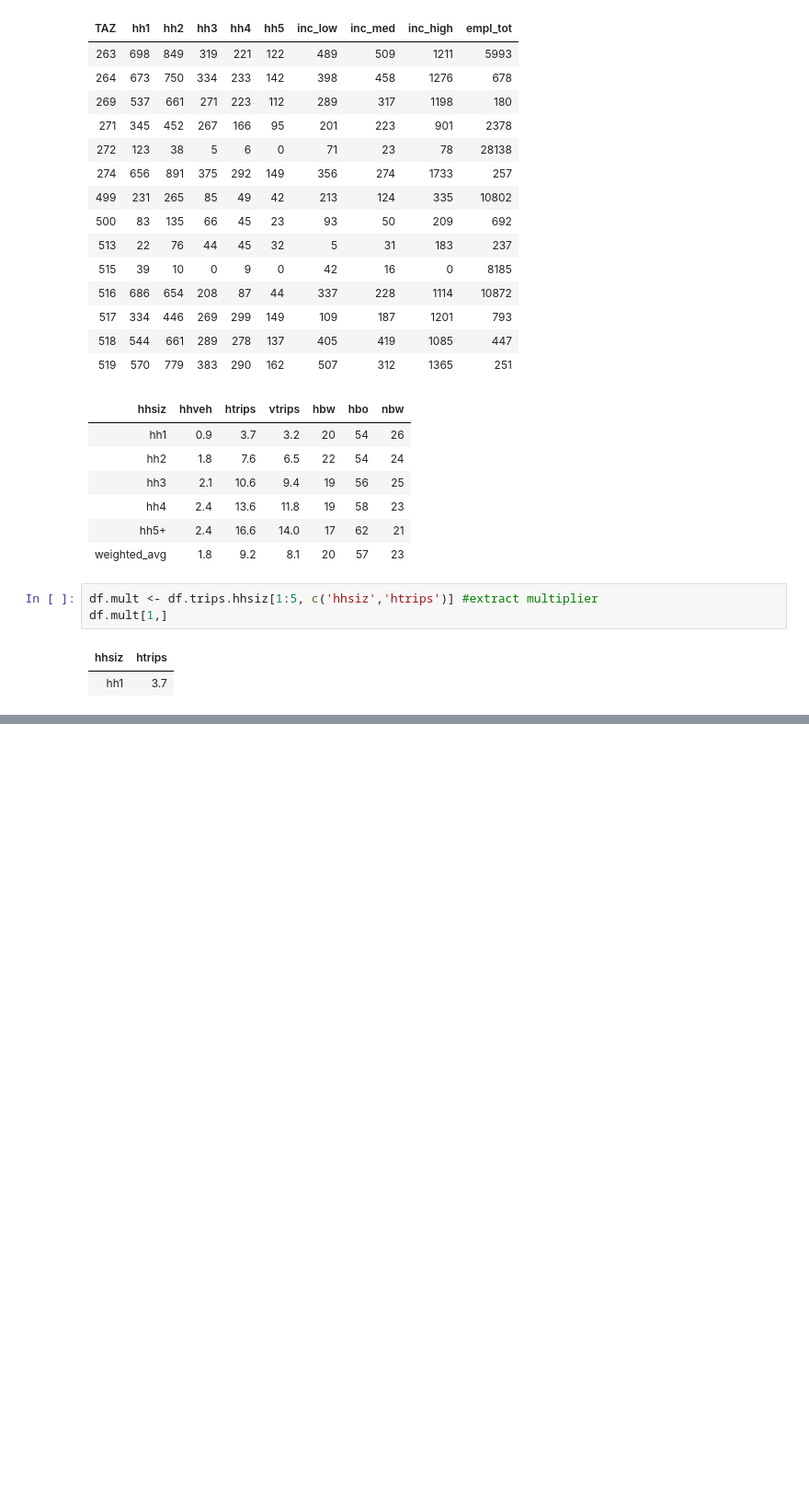
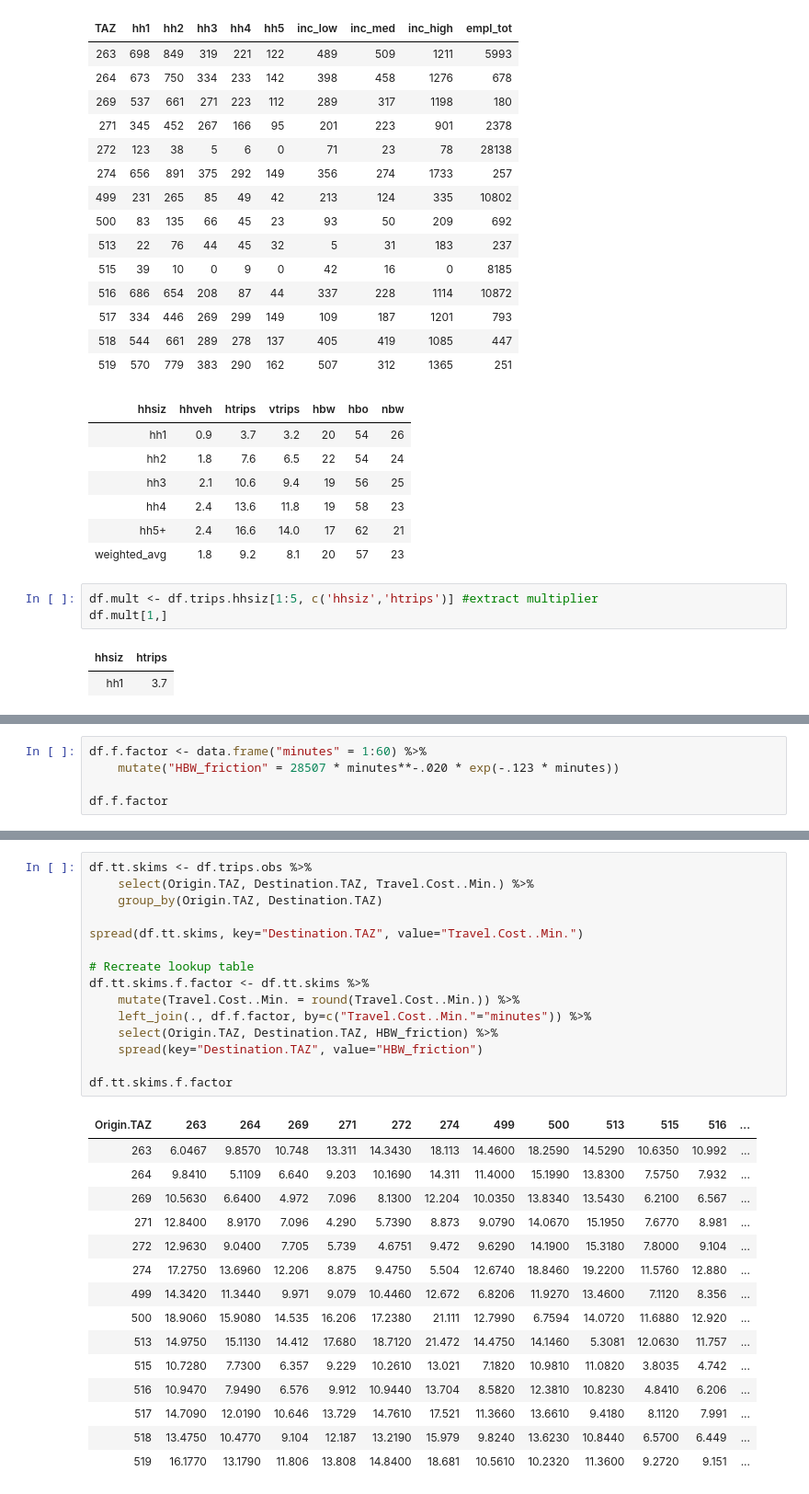
Before and after one commit to saashimi/USP_587, a Jupyter notebook: HW3.ipynb, the cells around one changed output, grey strips where cells are left out. Shown at 92% size. Drawn from its saved outputs; the diff is of its cells as text; blank space fills up the shorter version.

```diff
--- a/HW3.ipynb
+++ b/HW3.ipynb
@@ -93,0 +71,5 @@ df.trips.obs %>%
+# %%
+df.f.factor <- data.frame("minutes" = 1:60) %>%
+    mutate("HBW_friction" = 28507 * minutes**-.020 * exp(-.123 * minutes))
+
+df.f.factor
@@ -93,0 +94,31 @@ df.trips.obs %>%
+# %%
+df.tt.skims <- df.trips.obs %>%
+    select(Origin.TAZ, Destination.TAZ, Travel.Cost..Min.) %>%
+    group_by(Origin.TAZ, Destination.TAZ)
+
+spread(df.tt.skims, key="Destination.TAZ", value="Travel.Cost..Min.")
+
+# Recreate lookup table
+df.tt.skims.f.factor <- df.tt.skims %>%
+    mutate(Travel.Cost..Min. = round(Travel.Cost..Min.)) %>%
+    left_join(., df.f.factor, by=c("Travel.Cost..Min."="minutes")) %>%
+    select(Origin.TAZ, Destination.TAZ, HBW_friction) %>%
+    spread(key="Destination.TAZ", value="HBW_friction")
+
+df.tt.skims.f.factor
+# %% [output]
+| Origin.TAZ | 263 | 264 | 269 | 271 | 272 | 274 | 499 | 500 | 513 | 515 | 516 | ... |
+| 263 | 6.0467 | 9.8570 | 10.748 | 13.311 | 14.3430 | 18.113 | 14.4600 | 18.2590 | 14.5290 | 10.6350 | 10.992 | ... |
+| 264 | 9.8410 | 5.1109 | 6.640 | 9.203 | 10.1690 | 14.311 | 11.4000 | 15.1990 | 13.8300 | 7.5750 | 7.932 | ... |
+| 269 | 10.5630 | 6.6400 | 4.972 | 7.096 | 8.1300 | 12.204 | 10.0350 | 13.8340 | 13.5430 | 6.2100 | 6.567 | ... |
+| 271 | 12.8400 | 8.9170 | 7.096 | 4.290 | 5.7390 | 8.873 | 9.0790 | 14.0670 | 15.1950 | 7.6770 | 8.981 | ... |
+| 272 | 12.9630 | 9.0400 | 7.705 | 5.739 | 4.6751 | 9.472 | 9.6290 | 14.1900 | 15.3180 | 7.8000 | 9.104 | ... |
+| 274 | 17.2750 | 13.6960 | 12.206 | 8.875 | 9.4750 | 5.504 | 12.6740 | 18.8460 | 19.2200 | 11.5760 | 12.880 | ... |
+| 499 | 14.3420 | 11.3440 | 9.971 | 9.079 | 10.4460 | 12.672 | 6.8206 | 11.9270 | 13.4600 | 7.1120 | 8.356 | ... |
+| 500 | 18.9060 | 15.9080 | 14.535 | 16.206 | 17.2380 | 21.111 | 12.7990 | 6.7594 | 14.0720 | 11.6880 | 12.920 | ... |
+| 513 | 14.9750 | 15.1130 | 14.412 | 17.680 | 18.7120 | 21.472 | 14.4750 | 14.1460 | 5.3081 | 12.0630 | 11.757 | ... |
+| 515 | 10.7280 | 7.7300 | 6.357 | 9.229 | 10.2610 | 13.021 | 7.1820 | 10.9810 | 11.0820 | 3.8035 | 4.742 | ... |
+| 516 | 10.9470 | 7.9490 | 6.576 | 9.912 | 10.9440 | 13.704 | 8.5820 | 12.3810 | 10.8230 | 4.8410 | 6.206 | ... |
+| 517 | 14.7090 | 12.0190 | 10.646 | 13.729 | 14.7610 | 17.521 | 11.3660 | 13.6610 | 9.4180 | 8.1120 | 7.991 | ... |
+| 518 | 13.4750 | 10.4770 | 9.104 | 12.187 | 13.2190 | 15.979 | 9.8240 | 13.6230 | 10.8440 | 6.5700 | 6.449 | ... |
+| 519 | 16.1770 | 13.1790 | 11.806 | 13.808 | 14.8400 | 18.681 | 10.5610 | 10.2320 | 11.3600 | 9.2720 | 9.151 | ... |
```
Also changed, not shown: parts of 6 cells of this notebook.
